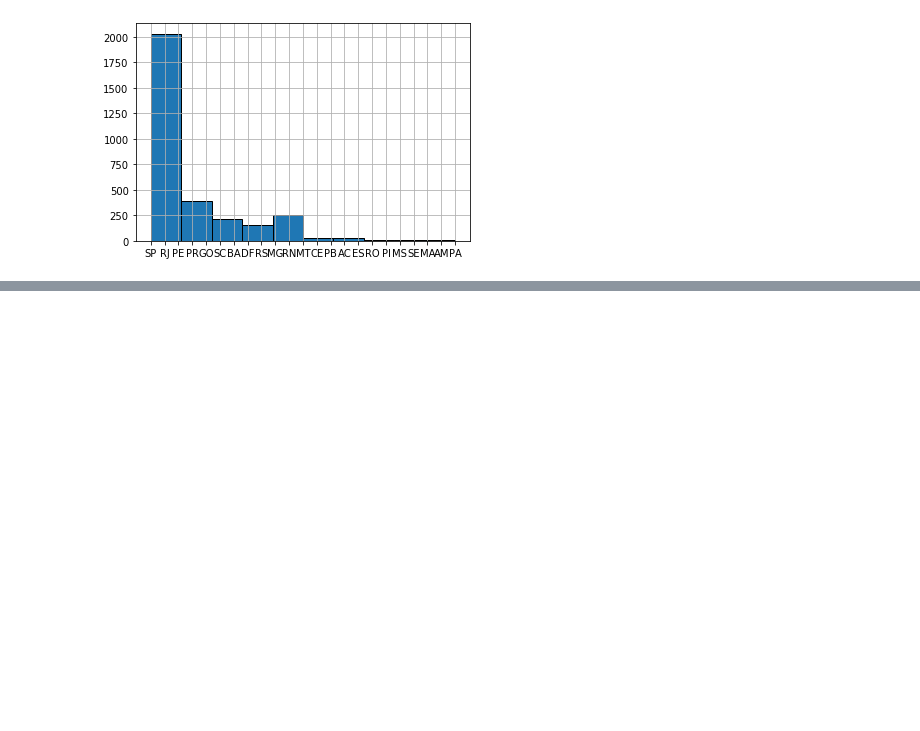
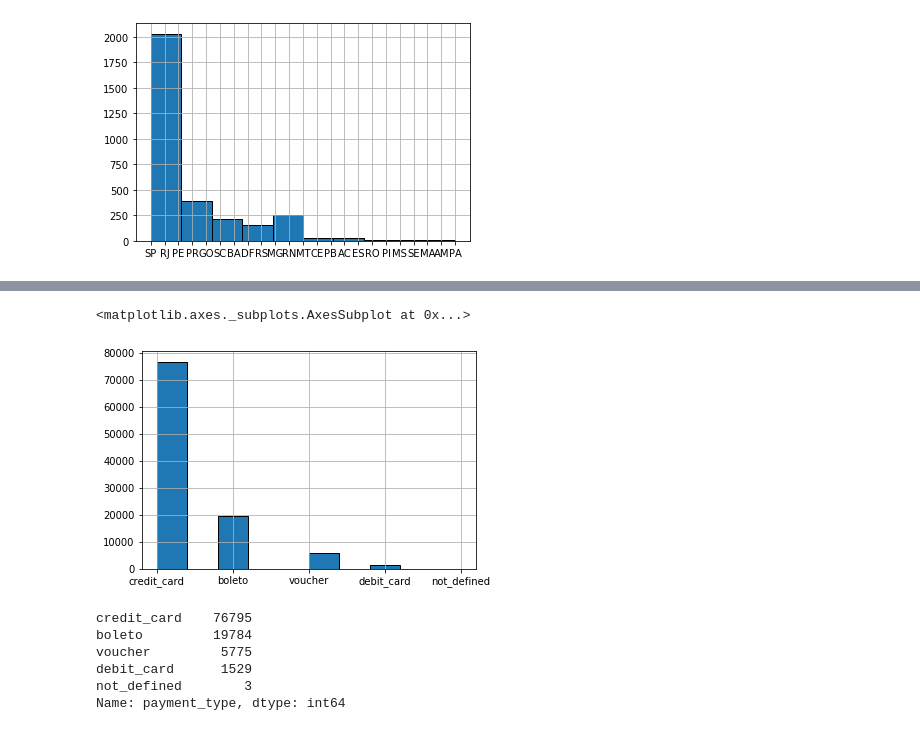
Before and after one commit to jorellano/E_commerce, a Jupyter notebook: EDA.ipynb, the cells around one changed output, grey strips where cells are left out. Drawn from its saved outputs; the diff is of its cells as text; code cells hidden in the pictures; blank space fills up the shorter version.

```diff
--- a/EDA.ipynb
+++ b/EDA.ipynb
@@ -206,0 +222,16 @@ Name: seller_state, dtype: object
+# %%
+payment['payment_type'].hist(bins=10)
+# %% [output]
+<matplotlib.axes._subplots.AxesSubplot at 0x...>
+[figure, added]
+# %%
+#payment.payment_type.unique()
+
+payment['payment_type'].value_counts() #frequency of e/ item in a column
+# %% [output]
+credit_card    76795
+boleto         19784
+voucher         5775
+debit_card      1529
+not_defined        3
+Name: payment_type, dtype: int64
```
Also changed, not shown: parts of 4 cells of this notebook.
